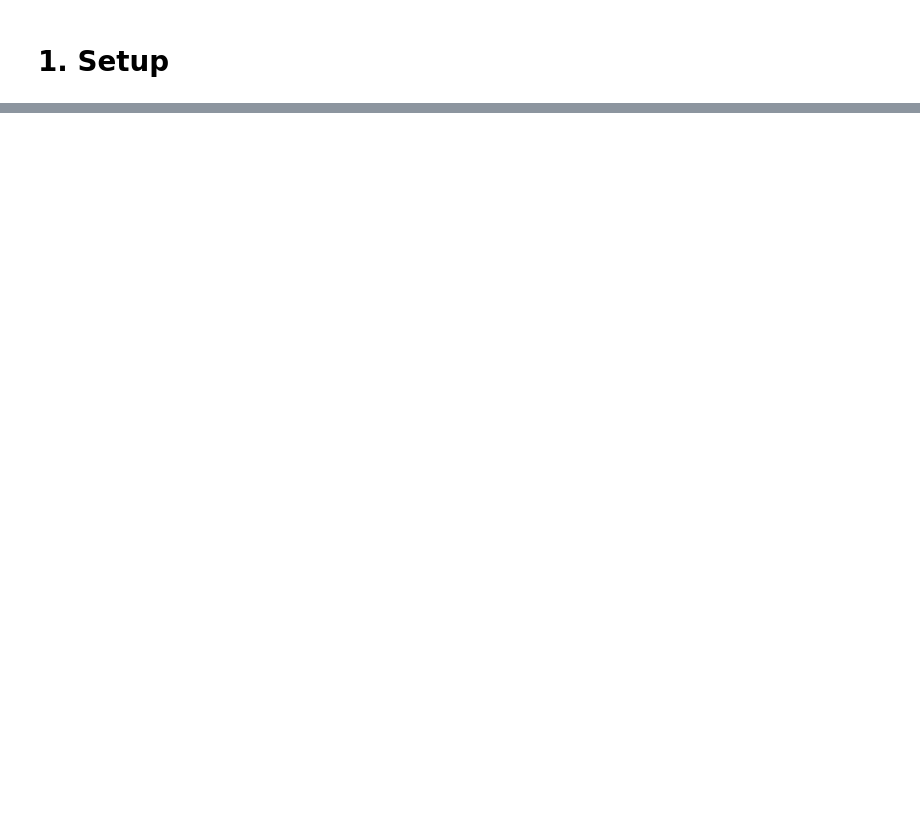
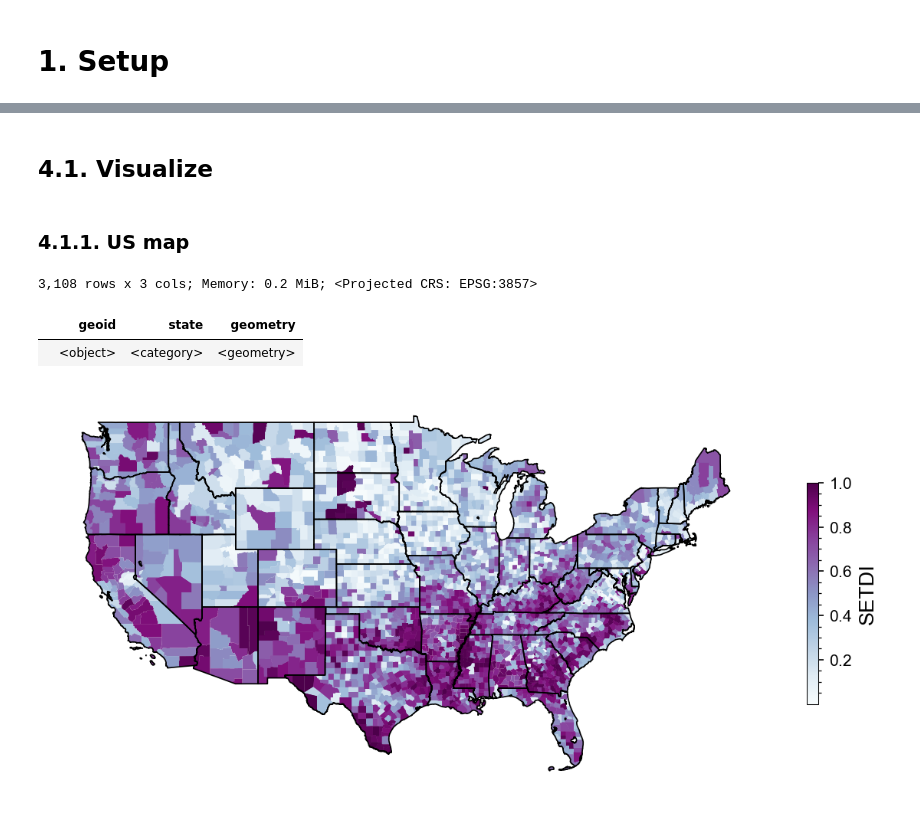
Before and after one commit to rvanxer/spr_4711, a Jupyter notebook: code/2_ses.ipynb, the cells around one changed output, grey strips where cells are left out. Cells and saved outputs as stored; diff of their text form; code cells hidden in the pictures; blank space fills up the shorter version.

```diff
--- a/code/2_ses.ipynb
+++ b/code/2_ses.ipynb
@@ -438,0 +361,12 @@ ax.legend(); # 3s
+# %%
+adi = (pd.read_csv(DATA / 'ses/adi_us_bg_2021.csv')
+       .rename(columns=str.lower).rename(columns=D(fips='geoid'))
+       .query('adi_staternk.str.isdigit() & adi_natrank.str.isdigit()'))
+adi['st'] = adi.adi_staternk.astype(float) / 10
+adi['nat'] = adi.adi_natrank.astype(float) / 100
+adi = adi[['geoid', 'st', 'nat']].astype(D(geoid=str)).assign(scale='BG')
+for scale, nChar in D(County=5, Tract=11).items():
+    df = adi.assign(geoid=adi.geoid.str[:nChar])
+    df = df.groupby('geoid')[['st', 'nat']].mean().reset_index()
+    adi = pd.concat([adi, df.assign(scale=scale)])
+adi = adi.rename(columns=D(st='adi_st', nat='adi_nat')).disp()
@@ -438,0 +394,6 @@ ax.legend(); # 3s
+# %%
+ses = (acs21.merge(svi20.drop(columns='scale'), 'left', on='geoid')
+       .merge(adi[['geoid', 'adi_nat']], 'left', on='geoid')
+       .merge(setdi21[['geoid', 'setdi']], 'left', on='geoid')
+       .set_index(['geoid', 'scale']).astype(np.float32).reset_index()).disp()
+ses.to_parquet(DATA / 'ses/ses.parquet')
@@ -438,0 +406,21 @@ ax.legend(); # 3s
+# %% [markdown]
+## 4.1. Visualize
+# %% [markdown]
+### 4.1.1. US map
+# %%
+cntyUS = gpd.read_parquet(DATA / 'zones/zones_2020.parquet', filters=[
+    ('scale', '==', 'County')], columns=['geoid', 'state', 'geometry']).disp(0) # 10s
+# %% [output]
+3,108 rows x 3 cols; Memory: 0.2 MiB; <Projected CRS: EPSG:3857>
+|  | geoid | state | geometry |
+|  | <object> | <category> | <geometry> |
+# %%
+stateUS = cntyUS.dissolve('state').reset_index() # 18s
+# %%
+df = cntyUS.merge(ses.query('scale=="County"')[['geoid', 'setdi']])
+ax = pplot(size=(10, 5), axoff=1)
+df.plot('setdi', ax=ax, cmap='BuPu', legend=True,
+        legend_kwds=D(shrink=0.5, label='SETDI'))
+stateUS.plot(ax=ax, fc='none', ec='k', lw=0.8);
+# %% [output]
+[figure, added]
```
Also changed, not shown: parts of 78 cells of this notebook, 7 other files.
